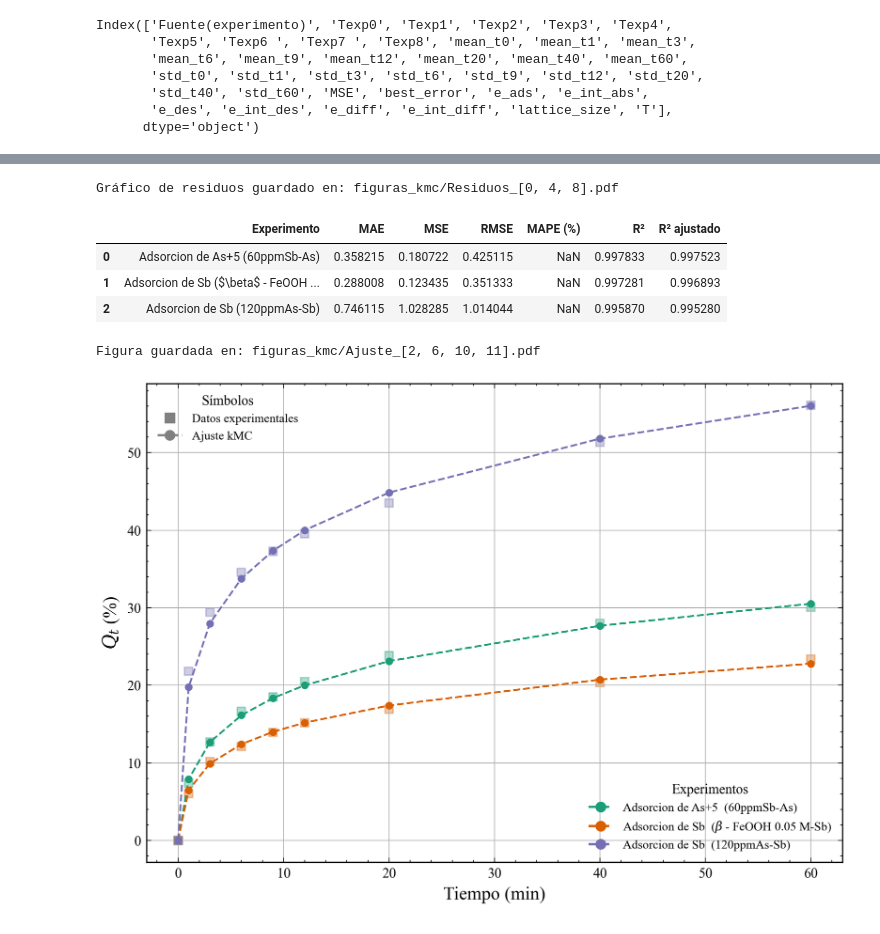
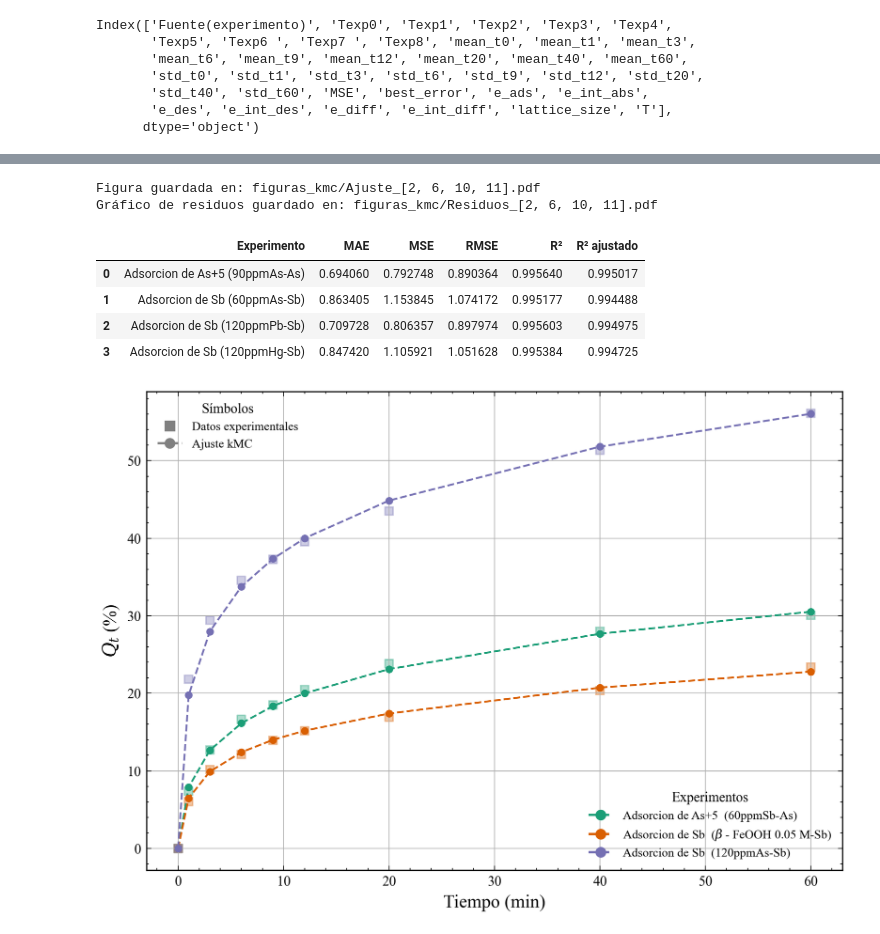
Before and after one commit to hernansalinas/00_TrabajoGradoGerman, a Jupyter notebook: Codes/kMC ordenado/graficos_y_analisis_de_errores.ipynb, the cells around one changed output, grey strips where cells are left out. Cells and saved outputs as stored; diff of their text form; code cells hidden in the pictures.

Commit message:
feat(notebook): #5 generé algunos gráficos para la justificación del modelo con el mismo formato de los demás gráficos

```diff
--- a/Codes/kMC ordenado/graficos_y_analisis_de_errores.ipynb
+++ b/Codes/kMC ordenado/graficos_y_analisis_de_errores.ipynb
@@ -241,17 +248,16 @@ Figura guardada en: figuras_kmc/Ajuste_[0, 4, 8].pdf
-# %%
-plot_kmc_residuals(experiments)
-regression_metrics_table(experiments)
-# %% [output]
-Gráfico de residuos guardado en: figuras_kmc/Residuos_[0, 4, 8].pdf
-|  | Experimento | MAE | MSE | RMSE | MAPE (%) | R² | R² ajustado |
-| 0 | Adsorcion de As+5 (60ppmSb-As) | 0.358215 | 0.180722 | 0.425115 | NaN | 0.997833 | 0.997523 |
-| 1 | Adsorcion de Sb ($\beta$ - FeOOH ... | 0.288008 | 0.123435 | 0.351333 | NaN | 0.997281 | 0.996893 |
-| 2 | Adsorcion de Sb (120ppmAs-Sb) | 0.746115 | 1.028285 | 1.014044 | NaN | 0.995870 | 0.995280 |
 # %%
-experiments = [2,6,10,11]
-plot_kmc_curves(experiments)
+experiments2 = [2,6,10,11]
+plot_kmc_curves(experiments2)
+plot_kmc_residuals(experiments2)
+regression_metrics_table(experiments2)
 # %% [output]
 Figura guardada en: figuras_kmc/Ajuste_[2, 6, 10, 11].pdf
+Gráfico de residuos guardado en: figuras_kmc/Residuos_[2, 6, 10, 11].pdf
+|  | Experimento | MAE | MSE | RMSE | R² | R² ajustado |
+| 0 | Adsorcion de As+5 (90ppmAs-As) | 0.694060 | 0.792748 | 0.890364 | 0.995640 | 0.995017 |
+| 1 | Adsorcion de Sb (60ppmAs-Sb) | 0.863405 | 1.153845 | 1.074172 | 0.995177 | 0.994488 |
+| 2 | Adsorcion de Sb (120ppmPb-Sb) | 0.709728 | 0.806357 | 0.897974 | 0.995603 | 0.994975 |
+| 3 | Adsorcion de Sb (120ppmHg-Sb) | 0.847420 | 1.105921 | 1.051628 | 0.995384 | 0.994725 |
 # %%
 import matplotlib.pyplot as plt
 import matplotlib as mpl
```
Also changed, not shown: parts of 1 cell of this notebook, 8 other files.
